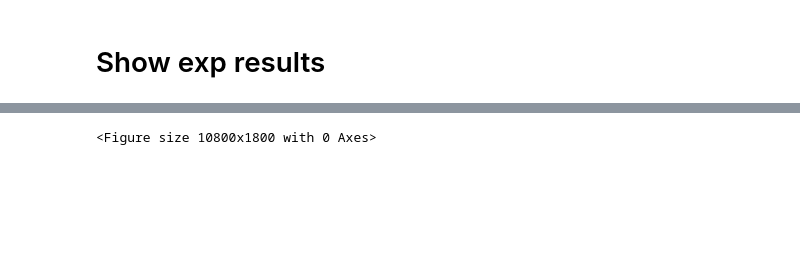
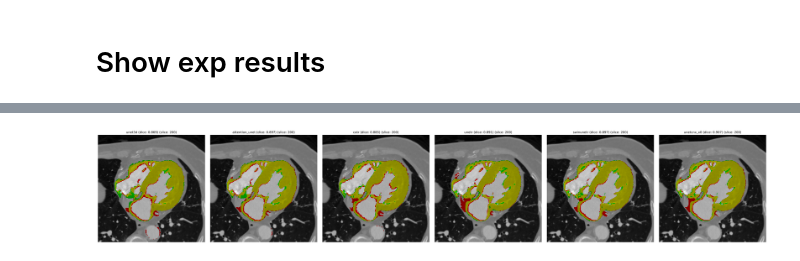
Before and after one commit to conflick0/CardiacSeg, a Jupyter notebook: exps/unetcnx_x0/chgh/infer.ipynb, the cells around one changed output, grey strips where cells are left out. Cells and saved outputs as stored; diff of their text form; code cells hidden in the pictures; blank space fills up the shorter version.

Commit message:
add tune test mode and infer utils

```diff
--- a/exps/unetcnx_x0/chgh/infer.ipynb
+++ b/exps/unetcnx_x0/chgh/infer.ipynb
@@ -272,30 +291,0 @@ def get_img_lbl_preds(data, exp_names, slice_idxs, mode='a', is_trans=False):
-# %%
-import os
-from pprint import pprint
-
-import shutil
-
-
-
-
-root_dir = '/nfs/Workspace/CardiacSeg/exps'
-exp_name = 't_1'
-model_names = ['unet3d', 'attention_unet', 'cotr', 'unetr', 'swinunetr', 'unetcnx_x0']
-exp_names = [exp_name for _ in model_names]
-dirs = [os.path.join(root_dir, m, 'chgh') for m in model_names] #[unet3d_dir, swinunetr_dir, swinunetr_dir, root_dir]
-pid = '1000'
-
-data_dict = get_data_path(pid, data_dir, test_idx_dict)
-dice_dict = {}
-for exp_name, model_name, dir in zip(exp_names, model_names, dirs):
-    key = f'{model_name}'
-    data_dict[key] = get_pred_path(exp_name, dir, data_dict['image'])
-
-    # read dice by pid
-    tune_dir = get_tune_dir(os.path.join(dir, 'tune_results'), exp_name)
-    csv_pth = get_eval_csv_path(tune_dir)
-    shutil.copyfile(csv_pth, os.path.join('.', 'evals', f'{model_name}_best_model_eval.csv'))
-    dice_dict[key] = get_dice_val(csv_pth, pid)
-
-pprint(data_dict)
-pprint(dice_dict)
@@ -330,41 +305,43 @@ data = loader(data_dict)
 import matplotlib as mpl
 import matplotlib.pyplot as plt
 mpl.rcParams['figure.dpi'] = 300
+mpl.rcParams["figure.facecolor"] = 'none'
 
+from expers.infer_utils import get_img_lbl_preds
 
 num_classes = 2
 slice_idxs = [200] #[100,150,200,250]
 alpha = 0.5
 axis_off = True
 #num_img = len(data_dict)
 #fig_size = (num_img*5, num_img*len(slice_idxs))
 num_img = len(data_dict) - 2
 fig_size = (num_img*6, len(slice_idxs)*6)
 show_img = False
 show_lbl_dc = True
 
 keys = dice_dict.keys()
 
 pred_titles = [f'{key} (dice: {dice_dict[key]:.3f})'for key in keys]
 
 imgs, lbls, preds = get_img_lbl_preds(data, keys, slice_idxs, mode='a')
 
 # show_img_lbl_preds
 show_img_lbl_preds_overlap(
     imgs,
     lbls,
     preds,
     pred_titles,
     slice_idxs,
     num_classes,
     axis_off,
     alpha,
     fig_size,
     show_img,
     show_lbl_dc
 )
 # %% [output]
-<Figure size 10800x1800 with 0 Axes>
+[figure, added]
 # %%
 slice_idxs = [250] #[150,250,350]
 fig_size = (num_img*7, len(slice_idxs)*5)
```
Also changed, not shown: parts of 19 cells of this notebook, 6 other files.
